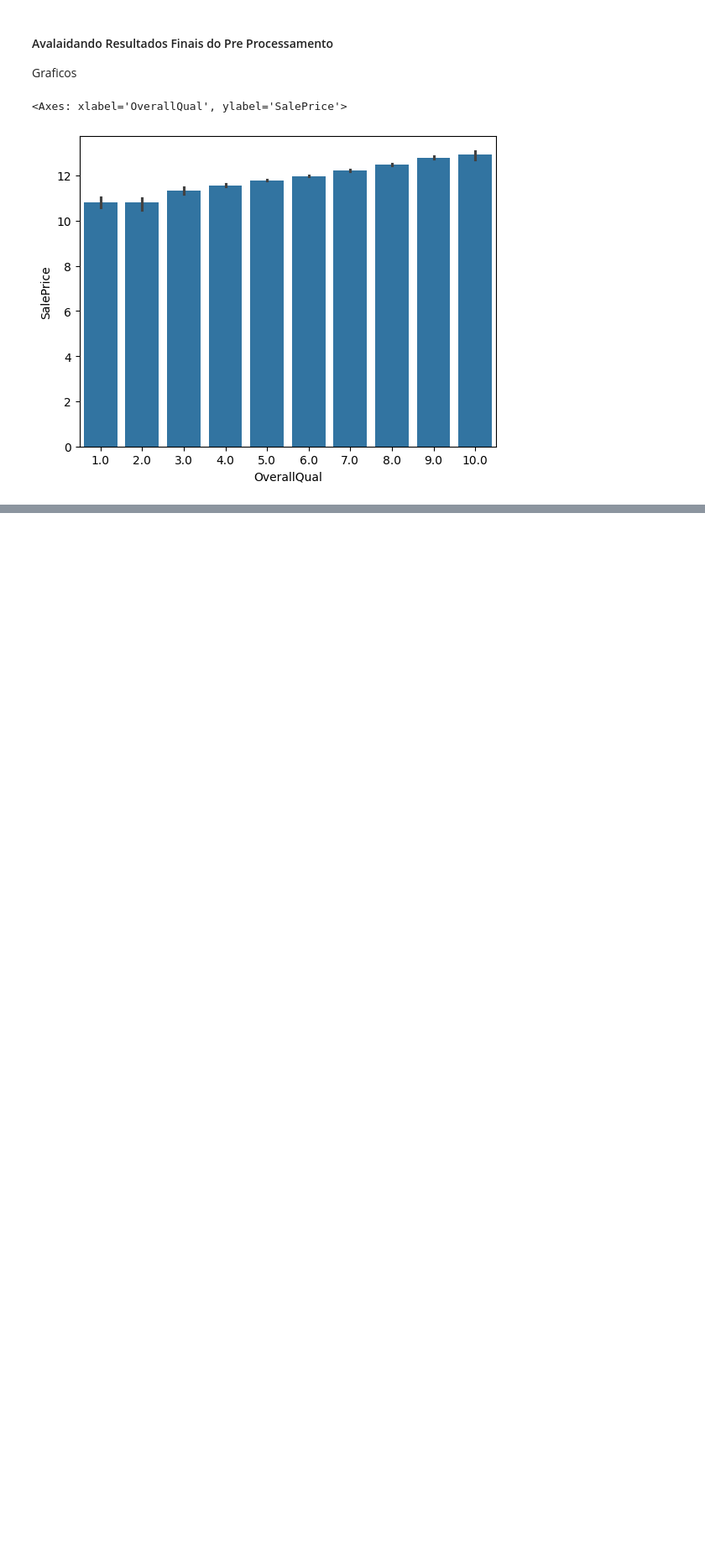
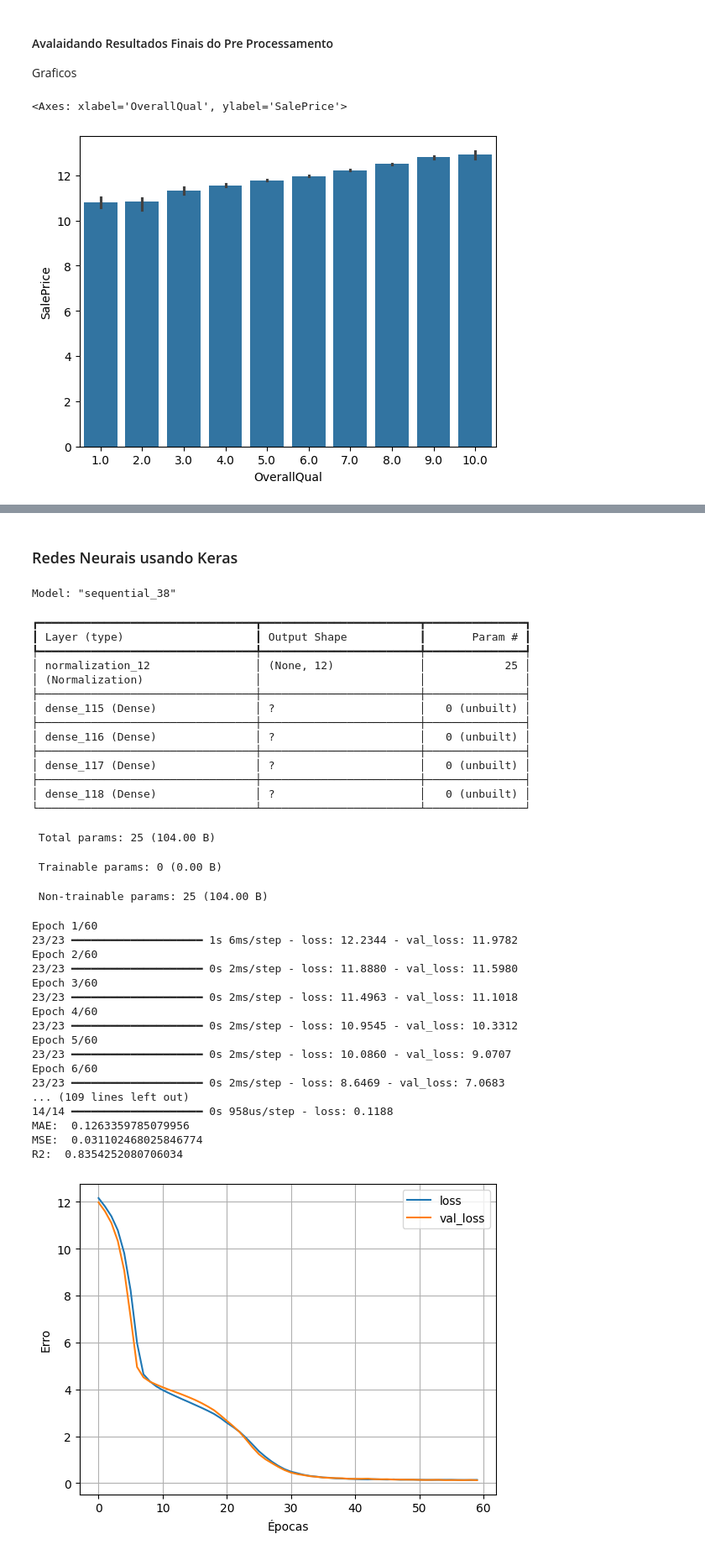
Before and after one commit to Nathan-Rgs/patternRecognition-supervisedLearning, a Jupyter notebook: regression/houses.ipynb, the cells around one changed output, grey strips where cells are left out. Shown at 84% size. Drawn from its saved outputs; the diff is of its cells as text; code cells hidden in the pictures; blank space fills up the shorter version.

```diff
--- a/regression/houses.ipynb
+++ b/regression/houses.ipynb
@@ -417,3 +418,68 @@ submission_df = pd.DataFrame({
 
 # Salvando o DataFrame como um arquivo CSV
 submission_df.to_csv(os.path.join(current_dir, '..', 'data', 'regression', 'submission.csv'), index=False)
+# %% [markdown]
+### Redes Neurais usando Keras
+# %%
+model = keras.Sequential([
+    normalizer,
+    layers.Dense(10),
+    layers.Dense(7, activation='relu'),
+    layers.Dense(5, activation='relu'),
+    layers.Dense(1)
+])
+
+model.summary()
+
+model.compile(optimizer=tf.optimizers.Adam(learning_rate=0.001), loss='mean_absolute_error')
+
+history = model.fit(X_train, y_train, epochs=60, validation_split = 0.3)
+
+plot_loss(history)
+
+y_pred = model.predict(X_test)
+print("MAE: " , model.evaluate(X_test, y_test))
+print("MSE: " , mean_squared_error(y_test, y_pred))
+print("R2: " , r2_score(y_test, y_pred))
+
+y_pred = y_pred.flatten()
+# Reverter a transformação logarítmica para escala original
+y_test_original = np.expm1(y_test)
+y_pred_original = np.expm1(y_pred)
+# %% [output]
+Model: "sequential_38"
+┏━━━━━━━━━━━━━━━━━━━━━━━━━━━━━━━━━┳━━━━━━━━━━━━━━━━━━━━━━━━┳━━━━━━━━━━━━━━━┓
+┃ Layer (type)                    ┃ Output Shape           ┃       Param # ┃
+┡━━━━━━━━━━━━━━━━━━━━━━━━━━━━━━━━━╇━━━━━━━━━━━━━━━━━━━━━━━━╇━━━━━━━━━━━━━━━┩
+│ normalization_12                │ (None, 12)             │            25 │
+│ (Normalization)                 │                        │               │
+├─────────────────────────────────┼────────────────────────┼───────────────┤
+│ dense_115 (Dense)               │ ?                      │   0 (unbuilt) │
+├─────────────────────────────────┼────────────────────────┼───────────────┤
+│ dense_116 (Dense)               │ ?                      │   0 (unbuilt) │
+├─────────────────────────────────┼────────────────────────┼───────────────┤
+│ dense_117 (Dense)               │ ?                      │   0 (unbuilt) │
+├─────────────────────────────────┼────────────────────────┼───────────────┤
+│ dense_118 (Dense)               │ ?                      │   0 (unbuilt) │
+└─────────────────────────────────┴────────────────────────┴───────────────┘
+ Total params: 25 (104.00 B)
+ Trainable params: 0 (0.00 B)
+ Non-trainable params: 25 (104.00 B)
+Epoch 1/60
+23/23 ━━━━━━━━━━━━━━━━━━━━ 1s 6ms/step - loss: 12.2344 - val_loss: 11.9782
+Epoch 2/60
+23/23 ━━━━━━━━━━━━━━━━━━━━ 0s 2ms/step - loss: 11.8880 - val_loss: 11.5980
+Epoch 3/60
+23/23 ━━━━━━━━━━━━━━━━━━━━ 0s 2ms/step - loss: 11.4963 - val_loss: 11.1018
+Epoch 4/60
+23/23 ━━━━━━━━━━━━━━━━━━━━ 0s 2ms/step - loss: 10.9545 - val_loss: 10.3312
+Epoch 5/60
+23/23 ━━━━━━━━━━━━━━━━━━━━ 0s 2ms/step - loss: 10.0860 - val_loss: 9.0707
+Epoch 6/60
+23/23 ━━━━━━━━━━━━━━━━━━━━ 0s 2ms/step - loss: 8.6469 - val_loss: 7.0683
+... (109 lines left out)
+14/14 ━━━━━━━━━━━━━━━━━━━━ 0s 958us/step - loss: 0.1188
+MAE:  0.1263359785079956
+MSE:  0.031102468025846774
+R2:  0.8354252080706034
+[figure, added]
```
Also changed, not shown: parts of 7 cells of this notebook.
